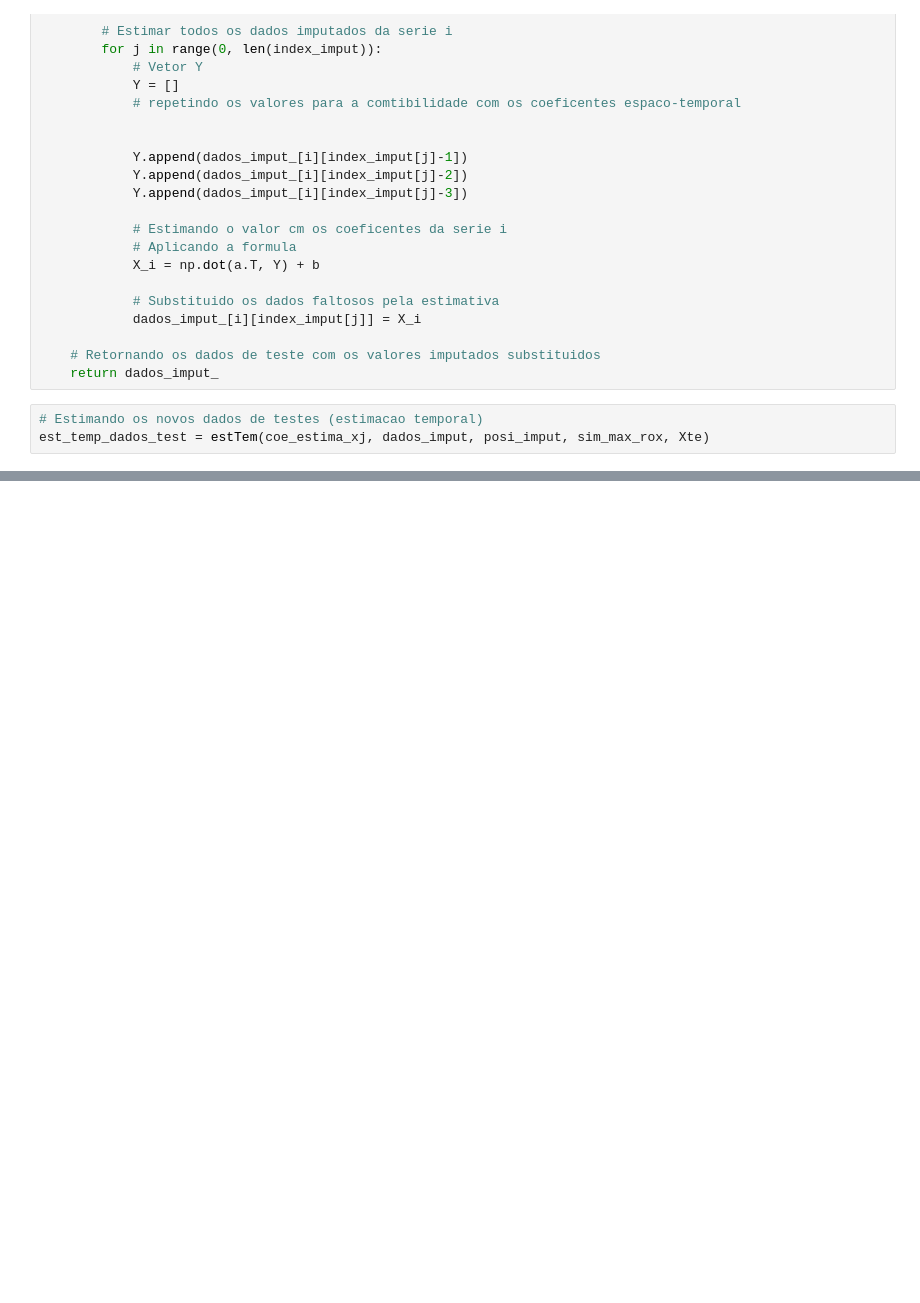
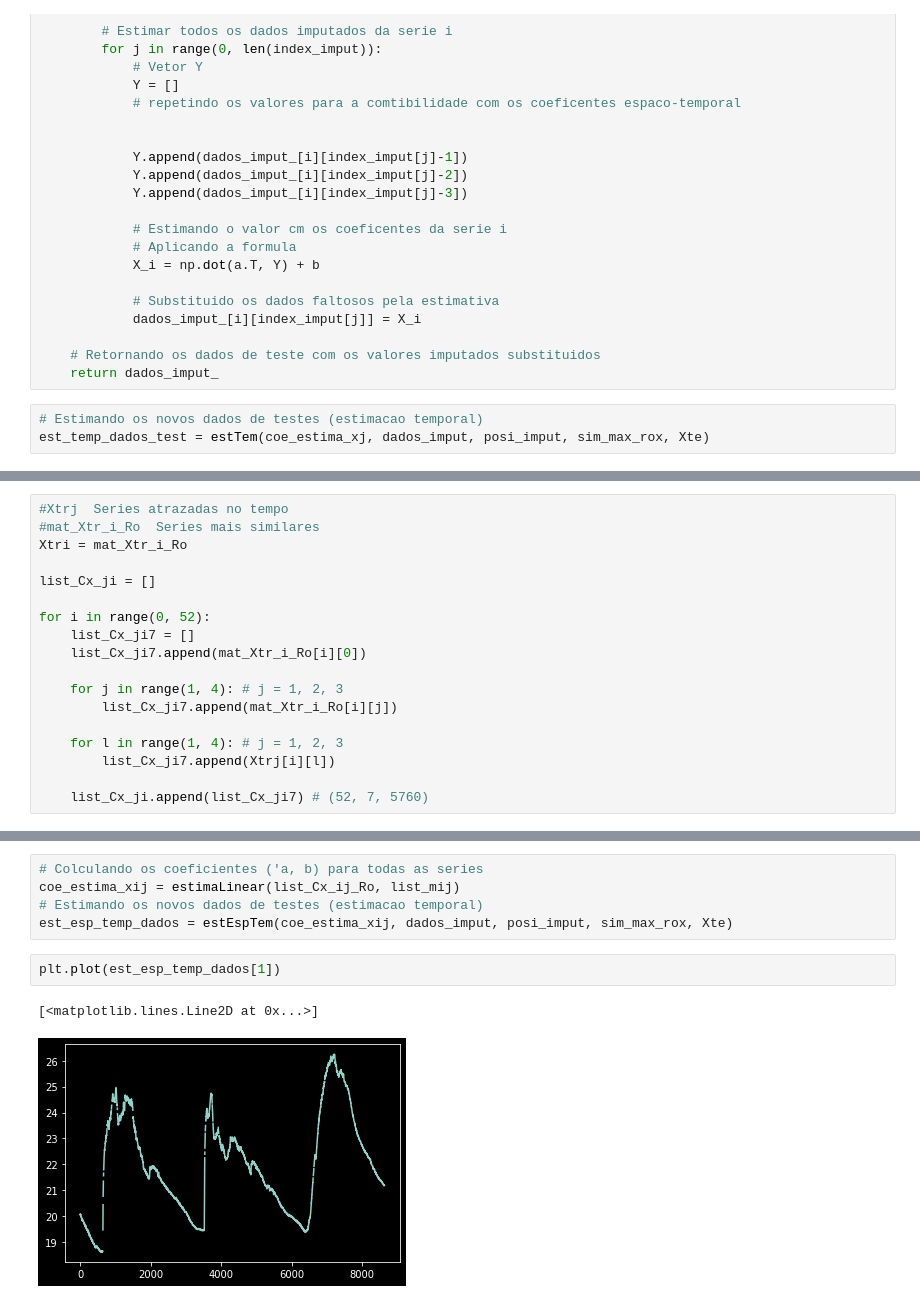
Before and after one commit to matheusf06/Corre-o-de-dados, a Jupyter notebook: tra_(1).ipynb, the cells around one changed output, grey strips where cells are left out. Saved outputs shown, nothing was run; the diff lists cells and outputs as text; blank space fills up the shorter version.

```diff
--- a/tra_(1).ipynb
+++ b/tra_(1).ipynb
@@ -783,0 +830,18 @@ est_temp_dados_test = estTem(coe_estima_xj, dados_imput, posi_imput, sim_max_rox
+# %%
+#Xtrj  Series atrazadas no tempo
+#mat_Xtr_i_Ro  Series mais similares
+Xtri = mat_Xtr_i_Ro
+
+list_Cx_ji = []
+
+for i in range(0, 52):
+    list_Cx_ji7 = []
+    list_Cx_ji7.append(mat_Xtr_i_Ro[i][0])
+
+    for j in range(1, 4): # j = 1, 2, 3
+        list_Cx_ji7.append(mat_Xtr_i_Ro[i][j])
+
+    for l in range(1, 4): # j = 1, 2, 3
+        list_Cx_ji7.append(Xtrj[i][l])
+
+    list_Cx_ji.append(list_Cx_ji7) # (52, 7, 5760)
@@ -783,0 +918,10 @@ est_temp_dados_test = estTem(coe_estima_xj, dados_imput, posi_imput, sim_max_rox
+# %%
+# Colculando os coeficientes ('a, b) para todas as series
+coe_estima_xij = estimaLinear(list_Cx_ij_Ro, list_mij)
+# Estimando os novos dados de testes (estimacao temporal)
+est_esp_temp_dados = estEspTem(coe_estima_xij, dados_imput, posi_imput, sim_max_rox, Xte)
+# %%
+plt.plot(est_esp_temp_dados[1])
+# %% [output]
+[<matplotlib.lines.Line2D at 0x...>]
+[figure, added]
```
Also changed, not shown: parts of 19 cells of this notebook.
